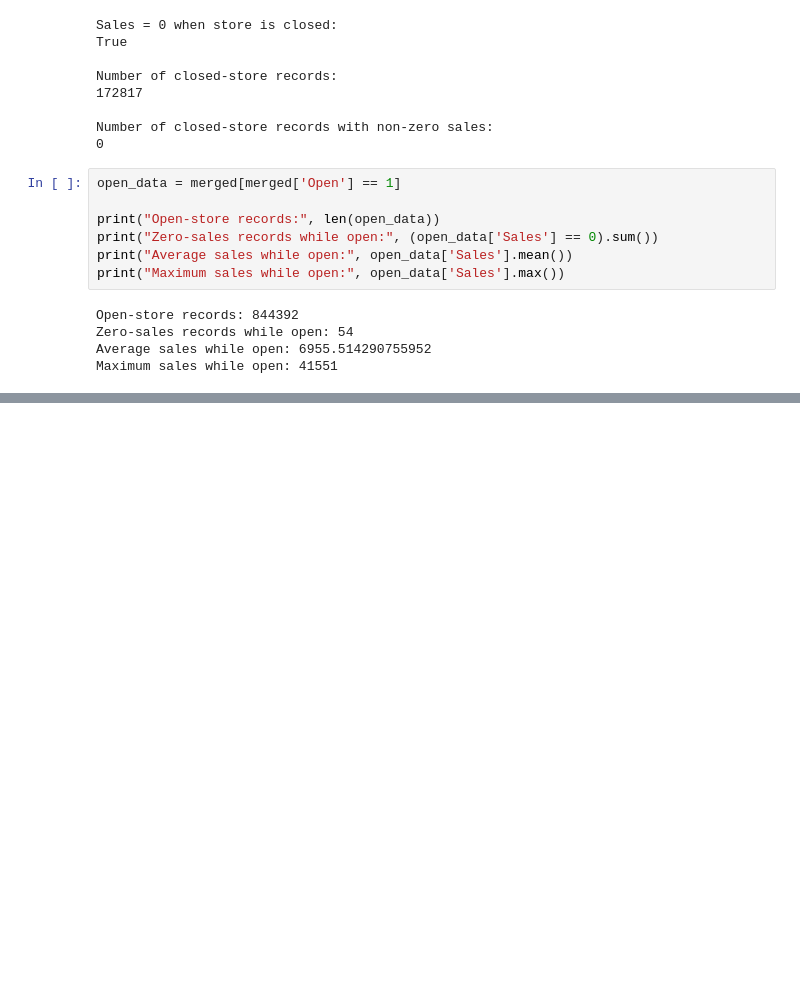
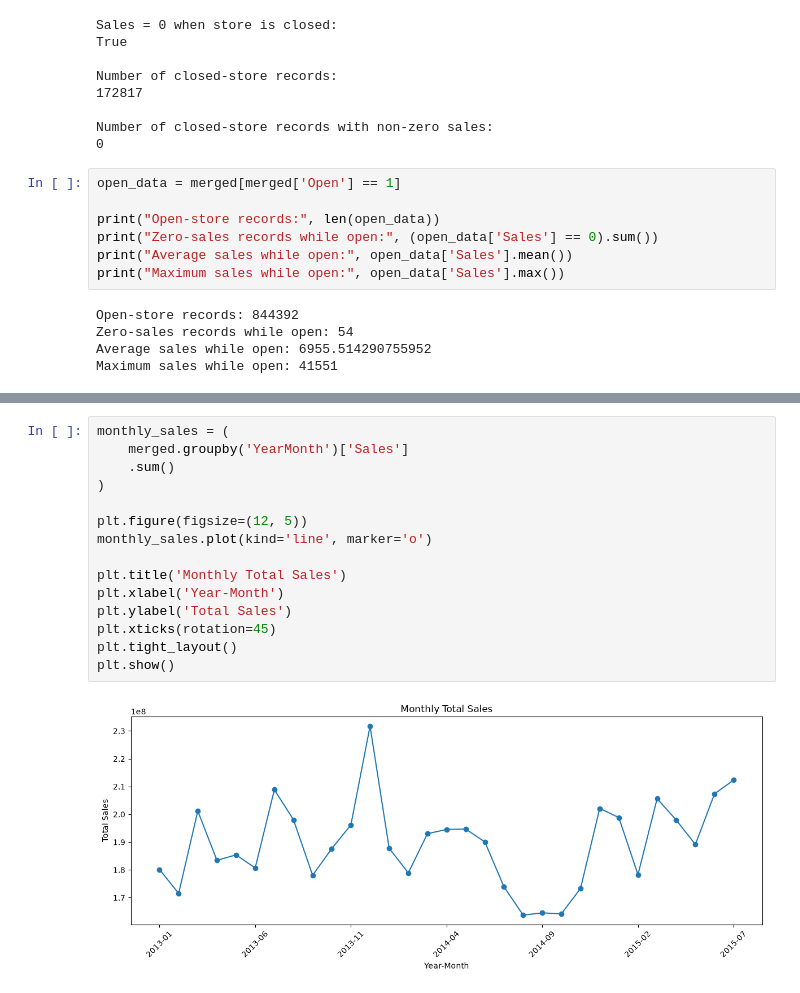
Before and after one commit to vsatish5621/Rossmann-Sales-Forecasting, a Jupyter notebook: notebooks/02_EDA_Analysis.ipynb, the cells around one changed output, grey strips where cells are left out. Saved outputs shown, nothing was run; the diff lists cells and outputs as text; blank space fills up the shorter version.

```diff
--- a/notebooks/02_EDA_Analysis.ipynb
+++ b/notebooks/02_EDA_Analysis.ipynb
@@ -405,0 +736,17 @@ plt.show()
+# %%
+monthly_sales = (
+    merged.groupby('YearMonth')['Sales']
+    .sum()
+)
+
+plt.figure(figsize=(12, 5))
+monthly_sales.plot(kind='line', marker='o')
+
+plt.title('Monthly Total Sales')
+plt.xlabel('Year-Month')
+plt.ylabel('Total Sales')
+plt.xticks(rotation=45)
+plt.tight_layout()
+plt.show()
+# %% [output]
+[figure, added]
```
Also changed, not shown: parts of 66 cells of this notebook.
